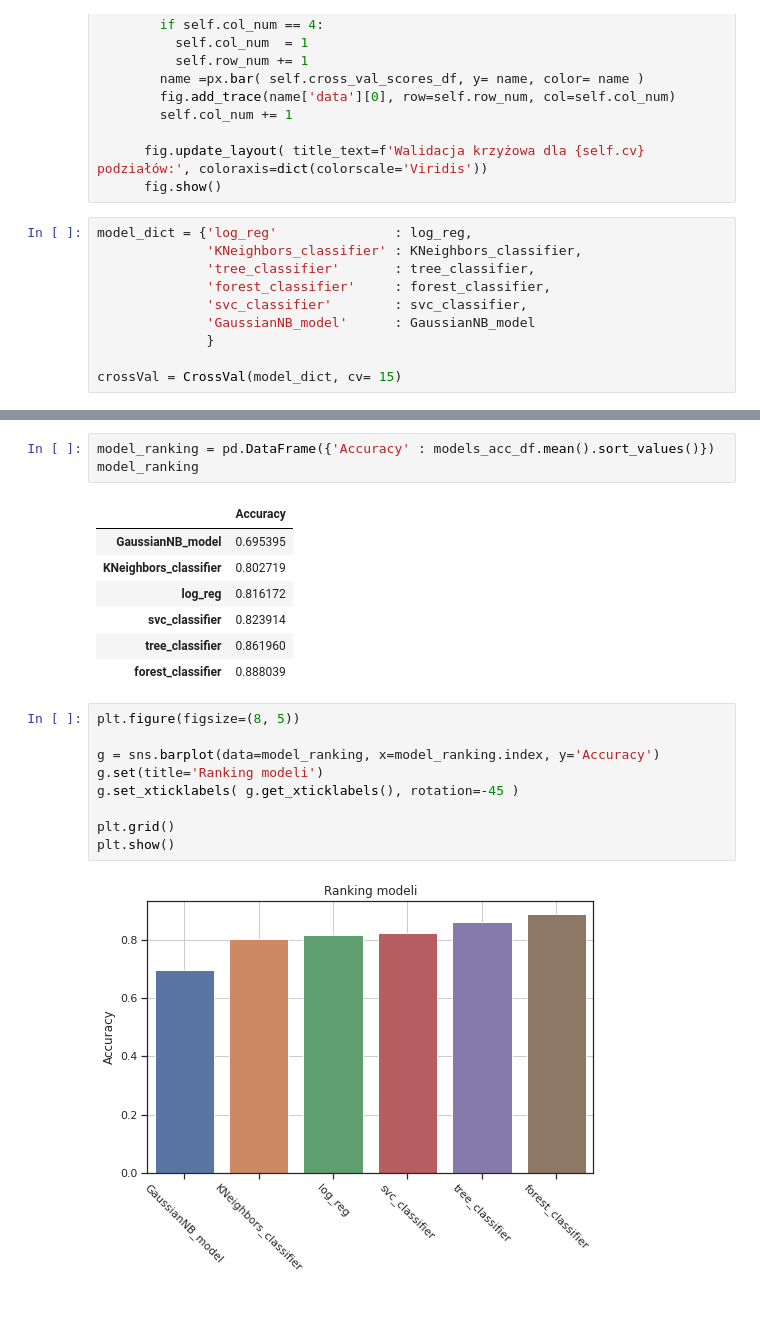
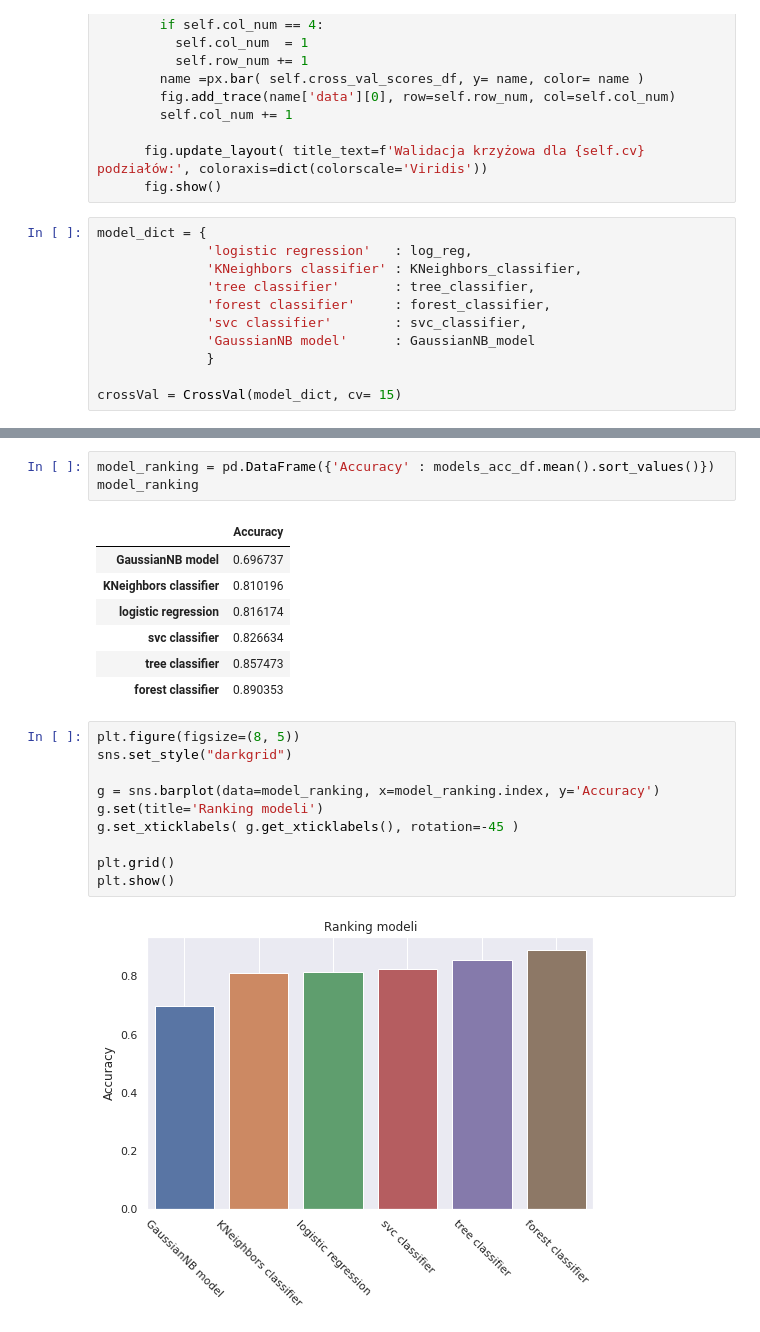
Before and after one commit to ArminD93/KeplerExoplanetSearchResults, a Jupyter notebook: KeplerExoplanetSearchResults.ipynb, the cells around one changed output, grey strips where cells are left out. Saved outputs shown, nothing was run; the diff lists cells and outputs as text.

```diff
--- a/KeplerExoplanetSearchResults.ipynb
+++ b/KeplerExoplanetSearchResults.ipynb
@@ -956,12 +937,13 @@ class CrossVal:
       fig.update_layout( title_text=f'Walidacja krzyżowa dla {self.cv} podziałów:', coloraxis=dict(colorscale='Viridis'))
       fig.show()
 # %%
-model_dict = {'log_reg'               : log_reg,
-              'KNeighbors_classifier' : KNeighbors_classifier,
-              'tree_classifier'       : tree_classifier,
-              'forest_classifier'     : forest_classifier,
-              'svc_classifier'        : svc_classifier,
-              'GaussianNB_model'      : GaussianNB_model
+model_dict = {
+              'logistic regression'   : log_reg,
+              'KNeighbors classifier' : KNeighbors_classifier,
+              'tree classifier'       : tree_classifier,
+              'forest classifier'     : forest_classifier,
+              'svc classifier'        : svc_classifier,
+              'GaussianNB model'      : GaussianNB_model
               }
 
 crossVal = CrossVal(model_dict, cv= 15)
@@ -1003,20 +985,21 @@ model_ranking = pd.DataFrame({'Accuracy' : models_acc_df.mean().sort_values()})
 model_ranking
 # %% [output]
 |  | Accuracy |
-| GaussianNB_model | 0.695395 |
-| KNeighbors_classifier | 0.802719 |
-| log_reg | 0.816172 |
-| svc_classifier | 0.823914 |
-| tree_classifier | 0.861960 |
-| forest_classifier | 0.888039 |
+| GaussianNB model | 0.696737 |
+| KNeighbors classifier | 0.810196 |
+| logistic regression | 0.816174 |
+| svc classifier | 0.826634 |
+| tree classifier | 0.857473 |
+| forest classifier | 0.890353 |
 # %%
 plt.figure(figsize=(8, 5))
+sns.set_style("darkgrid")
 
 g = sns.barplot(data=model_ranking, x=model_ranking.index, y='Accuracy')
 g.set(title='Ranking modeli')
 g.set_xticklabels( g.get_xticklabels(), rotation=-45 )
 
 plt.grid()
 plt.show()
 # %% [output]
-[figure, old version]
+[figure, new version]
```
Also changed, not shown: parts of 31 cells of this notebook.
